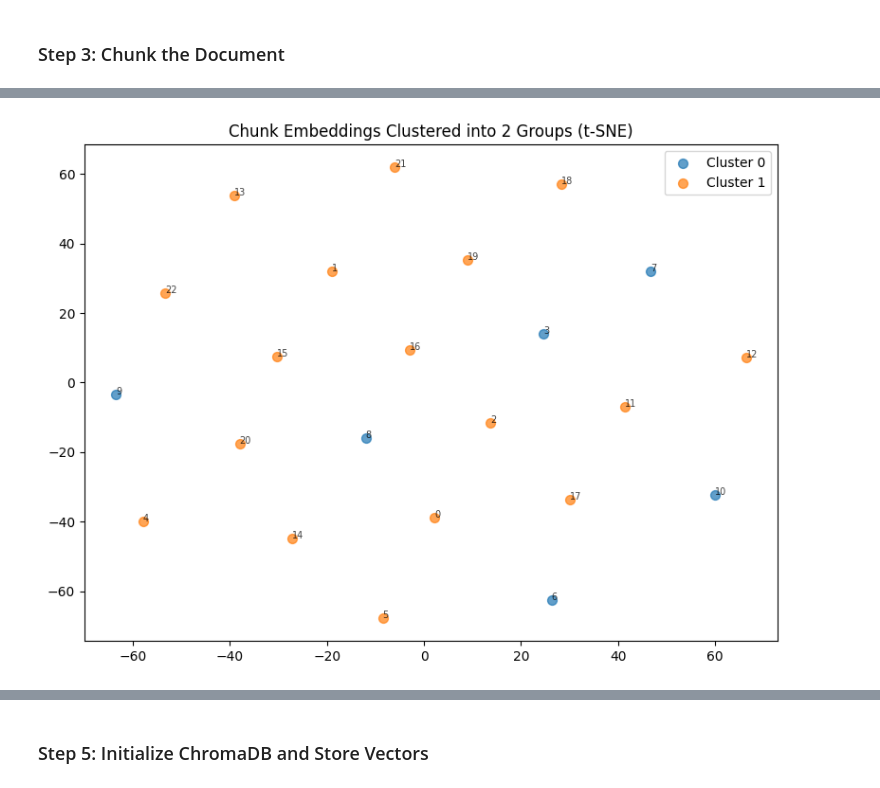
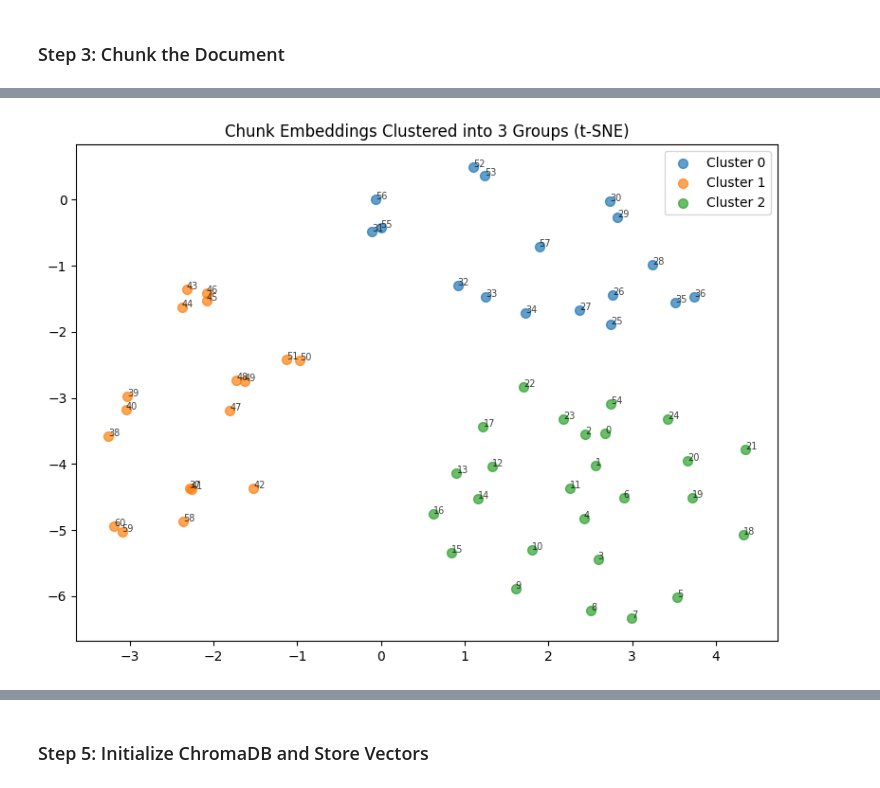
Before and after one commit to RajanHari/super-data-science-ai-engineering-challenge, a Jupyter notebook: AI Engineering Part 1/RAG.ipynb, the cells around one changed output, grey strips where cells are left out. Saved outputs shown, nothing was run; the diff lists cells and outputs as text; code cells hidden in the pictures.

```diff
--- a/AI Engineering Part 1/RAG.ipynb
+++ b/AI Engineering Part 1/RAG.ipynb
@@ -21,7 +21,7 @@ client = OpenAI()
 # %%
 # https://jobs.netflix.com/netflix-culture.pdf
 
-document = """
+document_culture_memo = """
 The Best Work of Our Lives
 CUL TURE MEMO
 At Netflix, we aspire to entertain the world, thrilling audiences everywhere. To do that, we’ve
@@ -245,7 +382,7 @@ def chunk_text(text, chunk_size=500, overlap=50):
 
             # Try each separator in priority order: paragraph break, newline,
             # sentence end, then plain space. Stop at the first one found.
-            for sep in ["\n\n", "\n", ". ", " "]:
+            for sep in ["\n\n", "\n", ". ", " ", "! "]:
                 # Search only within the current chunk's window (start to end).
                 idx = text.rfind(sep, start, end)
                 if idx != -1 and idx >= half:
@@ -330,13 +476,0 @@ print(f"Each embedding has {len(embeddings[0])} dimensions")
-# %%
-import numpy as np
-from sklearn.manifold import TSNE
-
-reduced = TSNE(n_components=2, random_state=42, perplexity=min(30, len(embeddings)-1)).fit_transform(np.array(embeddings))
-
-plt.figure(figsize=(8,6))
-plt.scatter(reduced[:,0], reduced[:,1], alpha=0.7, s=50)
-for i, (x,y) in enumerate(reduced):
-    plt.annotate(str(i), (x,y), fontsize = 7, alpha = 0.75)
-plt.title("Chunk Embeddings (t-SNE)")
-plt.tight_layout()
-plt.show()
@@ -345,55 +477,81 @@ plt.show()
 # %%
 from sklearn.cluster import KMeans
+import numpy as np
+from sklearn.manifold import TSNE
+import matplotlib.pyplot as plt
 
-# Cluster the chunks into 2 groups based on their embeddings (not the
-# 2D t-SNE projection, since clustering on the full embedding is more
-# faithful to the actual semantic similarity between chunks).
-kmeans = KMeans(n_clusters=2, random_state=42, n_init=10)
+reduced = TSNE(
+    n_components=2,
+    random_state=42,
+    perplexity=min(30, len(embeddings) - 1)
+).fit_transform(np.array(embeddings))
+
+# Cluster the chunks into 3 groups based on their embeddings
+# (not the 2D t-SNE projection).
+kmeans = KMeans(
+    n_clusters=3,
+    random_state=42,
+    n_init=10
+)
 cluster_labels = kmeans.fit_predict(np.array(embeddings))
 
 # Plot the same 2D t-SNE points as before, colored by cluster.
 plt.figure(figsize=(8, 6))
-colors = ["tab:blue", "tab:orange"]
-for cluster_id in range(2):
+
+colors = ["tab:blue", "tab:orange", "tab:green"]
+
+for cluster_id in range(3):
     mask = cluster_labels == cluster_id
     plt.scatter(
-        reduced[mask, 0], reduced[mask, 1],
+        reduced[mask, 0],
+        reduced[mask, 1],
         color=colors[cluster_id],
-        alpha=0.7, s=50,
+        alpha=0.7,
+        s=50,
         label=f"Cluster {cluster_id}"
     )
 
 for i, (x, y) in enumerate(reduced):
-    plt.annotate(str(i), (x, y), fontsize=7, alpha=0.75)
+    plt.annotate(
+        str(i),
+        (x, y),
+        fontsize=7,
+        alpha=0.75
+    )
 
-plt.title("Chunk Embeddings Clustered into 2 Groups (t-SNE)")
+plt.title("Chunk Embeddings Clustered into 3 Groups (t-SNE)")
 plt.legend()
 plt.tight_layout()
 plt.show()
 
-# Ask gpt-4o-mini to describe what each cluster is about, based on the
-# chunks that landed in it.
-for cluster_id in range(2):
-    cluster_chunks = [chunks[i] for i in range(len(chunks)) if cluster_labels[i] == cluster_id]
+# Ask gpt-4o-mini to describe what each cluster is about,
+# based on the chunks that landed in it.
+for cluster_id in range(3):
+    cluster_chunks = [
+        chunks[i]
+        for i in range(len(chunks))
+        if cluster_labels[i] == cluster_id
+    ]
+
     combined_text = "\n---\n".join(cluster_chunks)
 
     description_response = client.chat.completions.create(
         model="gpt-4o-mini",
         messages=[
             {
                 "role": "user",
                 "content": (
                     "The following are text chunks that were grouped together into "
                     "the same cluster based on their semantic similarity. In 2-3 "
                     "sentences, describe the common theme or topic of this cluster:\n\n"
                     f"{combined_text}"
                 )
             }
         ]
     )
 
     print(f"Cluster {cluster_id} ({len(cluster_chunks)} chunks):")
     print(description_response.choices[0].message.content)
     print()
 # %% [output]
-[figure, old version]
+[figure, new version]
```
Also changed, not shown: parts of 15 cells of this notebook, 4 other files.
